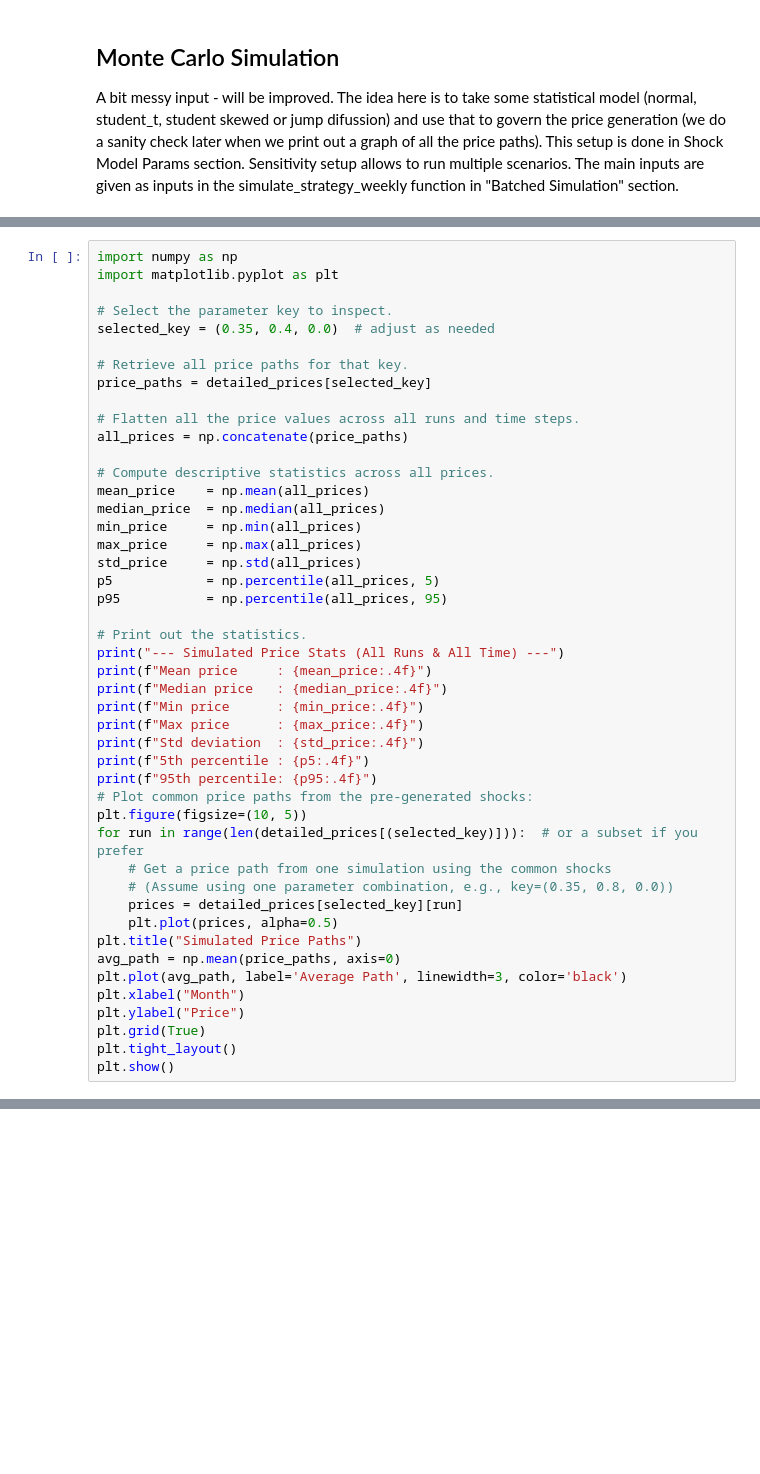
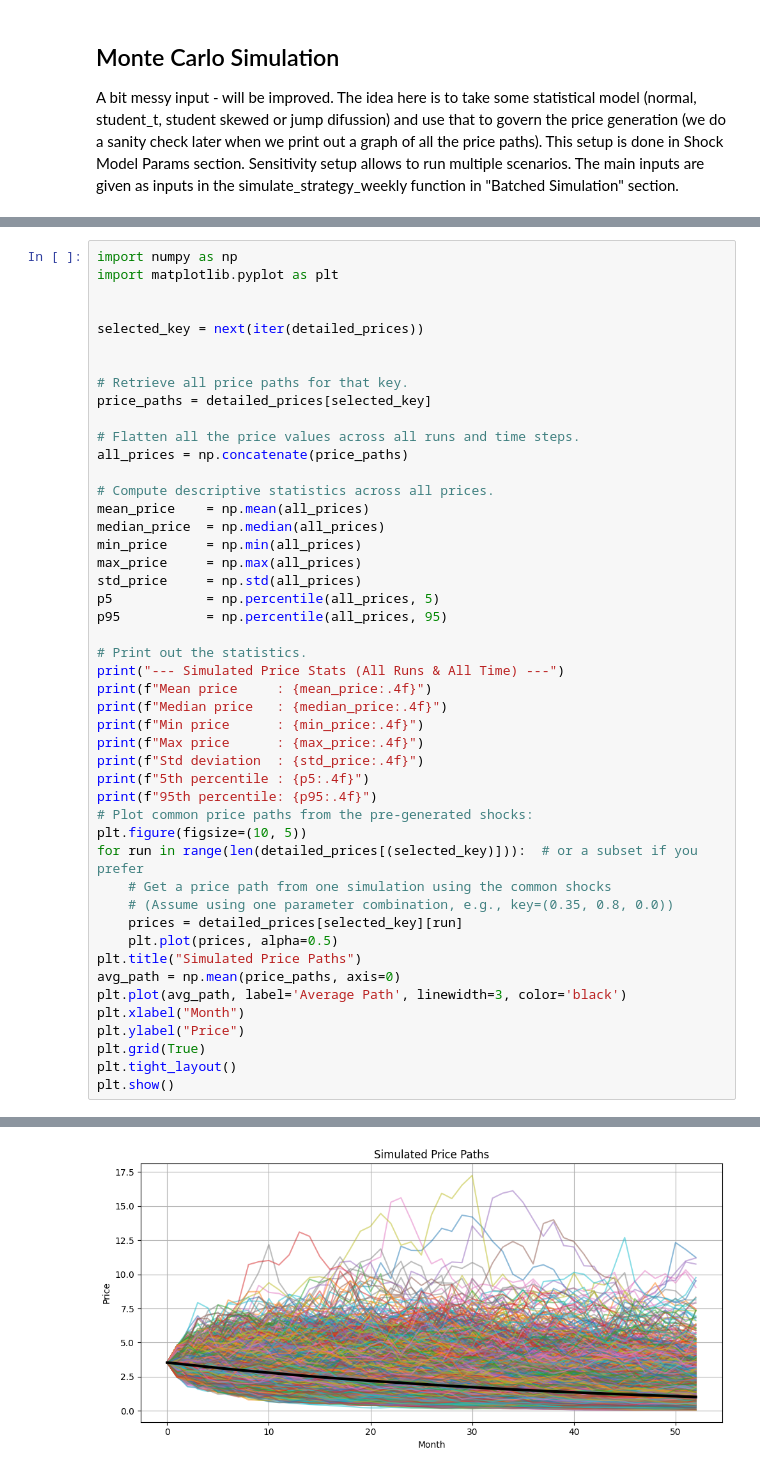
Before and after one commit to Brainiac9/LockedTokensAnalysis, a Jupyter notebook: LockedTokensMC.ipynb, the cells around one changed output, grey strips where cells are left out. Cells and saved outputs as stored; diff of their text form; blank space fills up the shorter version.

```diff
--- a/LockedTokensMC.ipynb
+++ b/LockedTokensMC.ipynb
@@ -472,8 +482,9 @@ Total batches: 7500
 import numpy as np
 import matplotlib.pyplot as plt
 
-# Select the parameter key to inspect.
-selected_key = (0.35, 0.4, 0.0)  # adjust as needed
+
+selected_key = next(iter(detailed_prices))
+
 
 # Retrieve all price paths for that key.
 price_paths = detailed_prices[selected_key]
@@ -519,3 +537,4 @@ ValueError: need at least one array to concatenate
+[figure, added]
 # %%
 price_matrix = np.array(price_paths)
 avg_path = np.mean(price_matrix, axis=0)
```
Also changed, not shown: parts of 20 cells of this notebook.
